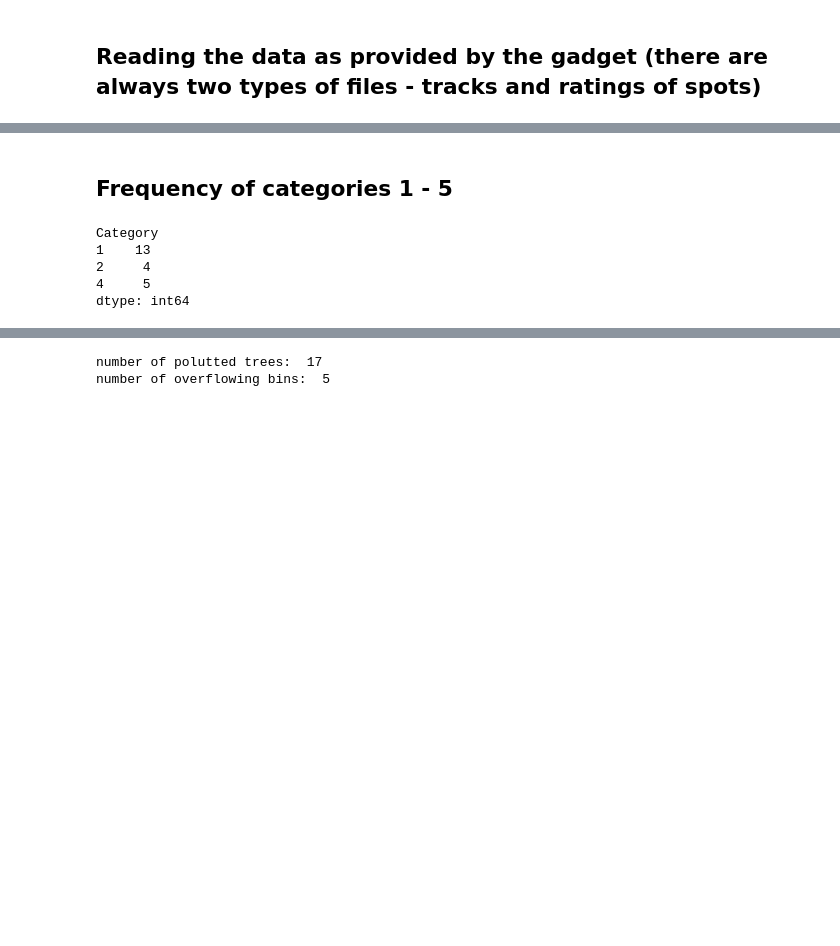
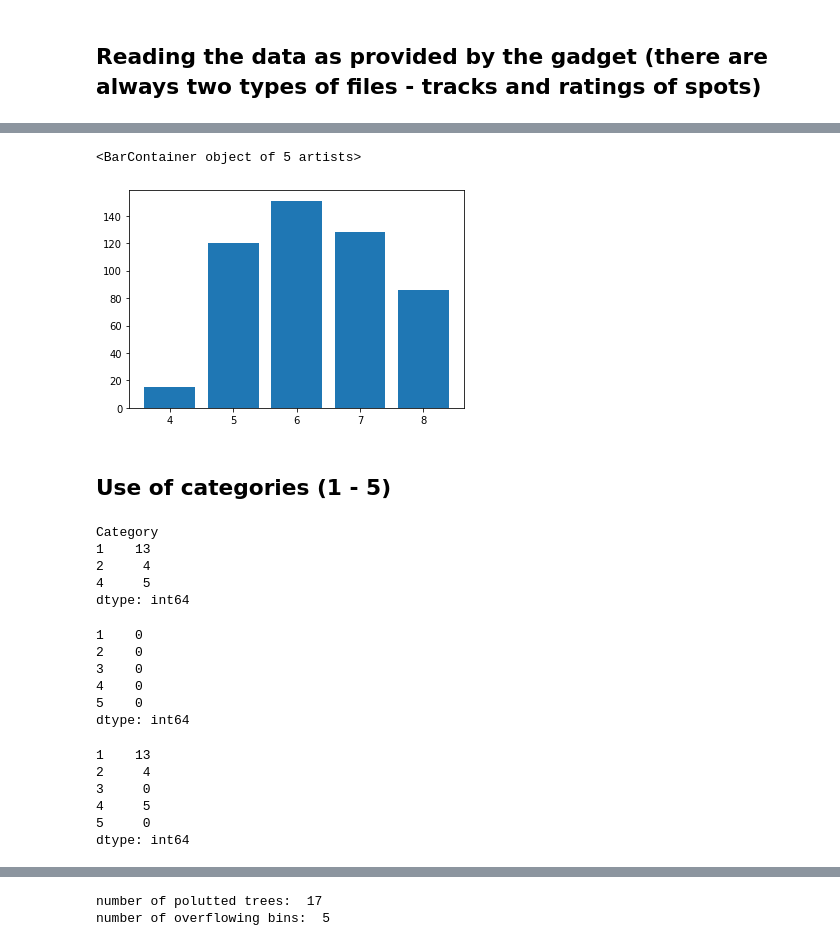
Before and after one commit to chrvoigt/observation_analysis, a Jupyter notebook: 2020-10-12_waste.ipynb, the cells around one changed output, grey strips where cells are left out. Saved outputs shown, nothing was run; the diff lists cells and outputs as text; code cells hidden in the pictures; blank space fills up the shorter version.

```diff
--- a/2020-10-12_waste.ipynb
+++ b/2020-10-12_waste.ipynb
@@ -114,3 +138,9 @@ number of track points:  500
+# %%
+from matplotlib import pyplot as plt
+plt.bar(satNum, satFreq)
+# %% [output]
+<BarContainer object of 5 artists>
+[figure, added]
 # %% [markdown]
-## Frequency of categories 1 - 5
+## Use of categories (1 - 5)
 # %%
@@ -121,3 +152,25 @@ Category
 2     4
 4     5
 dtype: int64
+# %%
+catSeries = pd.Series([0,0,0,0,0,0])
+catSeries = catSeries [1:6]
+catSeries
+# %% [output]
+1    0
+2    0
+3    0
+4    0
+5    0
+dtype: int64
+# %%
+for x in cat.index:
+    catSeries [x] = cat [x]
+catSeries
+# %% [output]
+1    13
+2     4
+3     0
+4     5
+5     0
+dtype: int64
```
Also changed, not shown: parts of 7 cells of this notebook.
